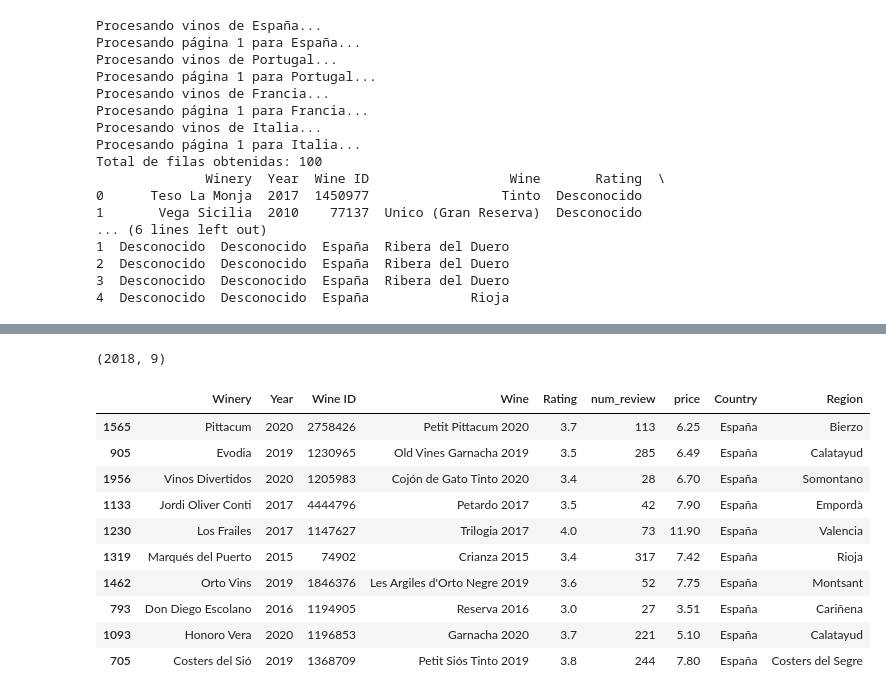
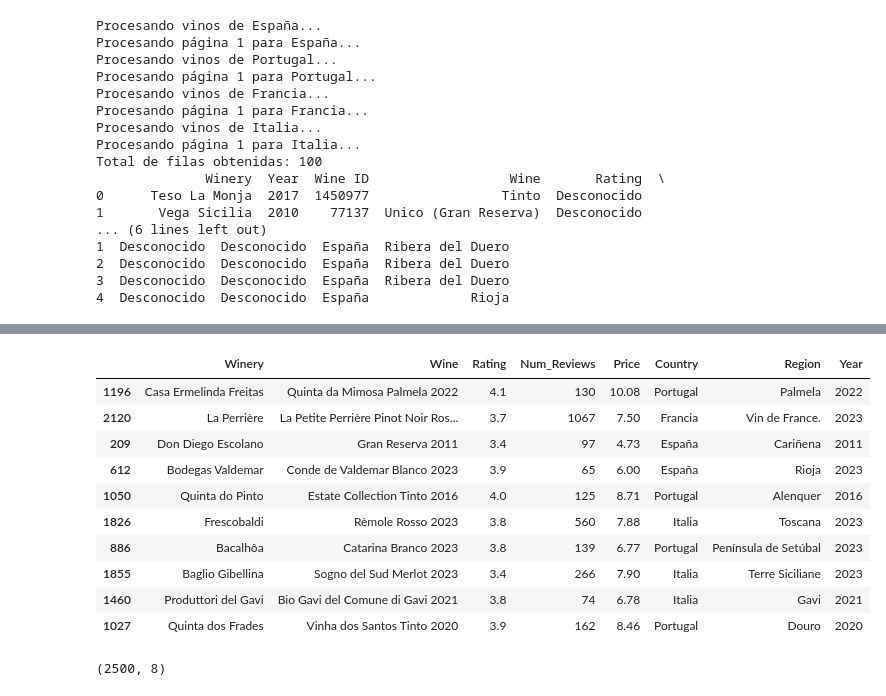
Before and after one commit to Yolanda-Ser/project-da-promo-k-modulo-4-team-1-, a Jupyter notebook: datos_vinos.ipynb, the cells around one changed output, grey strips where cells are left out. Cells and saved outputs as stored; diff of their text form; code cells hidden in the pictures.

```diff
--- a/datos_vinos.ipynb
+++ b/datos_vinos.ipynb
@@ -248,43 +248,3 @@ df_nuevo.sample(10)
 | 91 | Antinori | 2009 | 1651 | Tenuta Tignanello 'Solaia' | Desconocido | Desconocido | Desconocido | Italia | Toscana |
 | 38 | Cartuxa | 2019 | 76429 | Scala Coeli Tinto | Desconocido | Desconocido | Desconocido | Portugal | Alentejo |
 | 90 | Ornellaia | 2008 | 22447 | Bolgheri Superiore | Desconocido | Desconocido | Desconocido | Italia | Bolgheri Superiore |
-# %%
-import requests
-
-# Probar con un solo país y una página para simplificar
-country_code = "es"  # España
-page = 1
-
-# Hacer la solicitud
-r = requests.get(
-    "https://www.vivino.com/api/explore/explore",
-    params={
-        "country_code": country_code.upper(),
-        "country_codes[]": country_code,
-        "currency_code": "EUR",
-        "page": page,
-        "wine_type_ids[]": "1"  # Tipo de vino
-    },
-    headers={
-        "User-Agent": "Mozilla/5.0 (Windows NT 10.0; Win64; x64; rv:66.0) Gecko/20100101 Firefox/66.0"
-    }
-)
-
-# Verificar si la respuesta es válida
-if r.status_code == 200:
-    response_data = r.json()
-
-    # Mostrar las claves principales del JSON
-    print("Claves principales del JSON:")
-    print(response_data.keys())
-
-    # Si hay datos en 'explore_vintage', imprimir un ejemplo
-    if 'explore_vintage' in response_data:
-        matches = response_data["explore_vintage"].get("matches", [])
-        print("\nEjemplo de un objeto dentro de 'matches':")
-        if matches:
-            print(matches[0])
-        else:
-            print("No se encontraron coincidencias en 'matches'.")
-else:
-    print(f"Error en la solicitud: {r.status_code}")
@@ -325,0 +343,16 @@ df1 = pd.read_excel('Vivino Analysis.xlsx')
+# %%
+pd.set_option('display.max_columns', None)
+# %%
+wine_dataframe.sample(10)
+# %% [output]
+|  | Winery | Wine | Rating | Num_Reviews | Price | Country | Region | Year |
+| 1196 | Casa Ermelinda Freitas | Quinta da Mimosa Palmela 2022 | 4.1 | 130 | 10.08 | Portugal | Palmela | 2022 |
+| 2120 | La Perrière | La Petite Perrière Pinot Noir Ros... | 3.7 | 1067 | 7.50 | Francia | Vin de France. | 2023 |
+| 209 | Don Diego Escolano | Gran Reserva 2011 | 3.4 | 97 | 4.73 | España | Cariñena | 2011 |
+| 612 | Bodegas Valdemar | Conde de Valdemar Blanco 2023 | 3.9 | 65 | 6.00 | España | Rioja | 2023 |
+| 1050 | Quinta do Pinto | Estate Collection Tinto 2016 | 4.0 | 125 | 8.71 | Portugal | Alenquer | 2016 |
+| 1826 | Frescobaldi | Rèmole Rosso 2023 | 3.8 | 560 | 7.88 | Italia | Toscana | 2023 |
+| 886 | Bacalhôa | Catarina Branco 2023 | 3.8 | 139 | 6.77 | Portugal | Península de Setúbal | 2023 |
+| 1855 | Baglio Gibellina | Sogno del Sud Merlot 2023 | 3.4 | 266 | 7.90 | Italia | Terre Siciliane | 2023 |
+| 1460 | Produttori del Gavi | Bio Gavi del Comune di Gavi 2021 | 3.8 | 74 | 6.78 | Italia | Gavi | 2021 |
+| 1027 | Quinta dos Frades | Vinha dos Santos Tinto 2020 | 3.9 | 162 | 8.46 | Portugal | Douro | 2020 |
@@ -326,18 +361,4 @@ df1 = pd.read_excel('Vivino Analysis.xlsx')
 # %%
-df1.shape
+wine_dataframe.shape
 # %% [output]
-(2018, 9)
+(2500, 8)
-# %%
-df1.sample(10)
-# %% [output]
-|  | Winery | Year | Wine ID | Wine | Rating | num_review | price | Country | Region |
-| 1565 | Pittacum | 2020 | 2758426 | Petit Pittacum 2020 | 3.7 | 113 | 6.25 | España | Bierzo |
-| 905 | Evodia | 2019 | 1230965 | Old Vines Garnacha 2019 | 3.5 | 285 | 6.49 | España | Calatayud |
-| 1956 | Vinos Divertidos | 2020 | 1205983 | Cojón de Gato Tinto 2020 | 3.4 | 28 | 6.70 | España | Somontano |
-| 1133 | Jordi Oliver Conti | 2017 | 4444796 | Petardo 2017 | 3.5 | 42 | 7.90 | España | Empordà |
-| 1230 | Los Frailes | 2017 | 1147627 | Trilogia 2017 | 4.0 | 73 | 11.90 | España | Valencia |
-| 1319 | Marqués del Puerto | 2015 | 74902 | Crianza 2015 | 3.4 | 317 | 7.42 | España | Rioja |
-| 1462 | Orto Vins | 2019 | 1846376 | Les Argiles d'Orto Negre 2019 | 3.6 | 52 | 7.75 | España | Montsant |
-| 793 | Don Diego Escolano | 2016 | 1194905 | Reserva 2016 | 3.0 | 27 | 3.51 | España | Cariñena |
-| 1093 | Honoro Vera | 2020 | 1196853 | Garnacha 2020 | 3.7 | 221 | 5.10 | España | Calatayud |
-| 705 | Costers del Sió | 2019 | 1368709 | Petit Siós Tinto 2019 | 3.8 | 244 | 7.80 | España | Costers del Segre |
```
Also changed, not shown: parts of 19 cells of this notebook, 2 other files.
